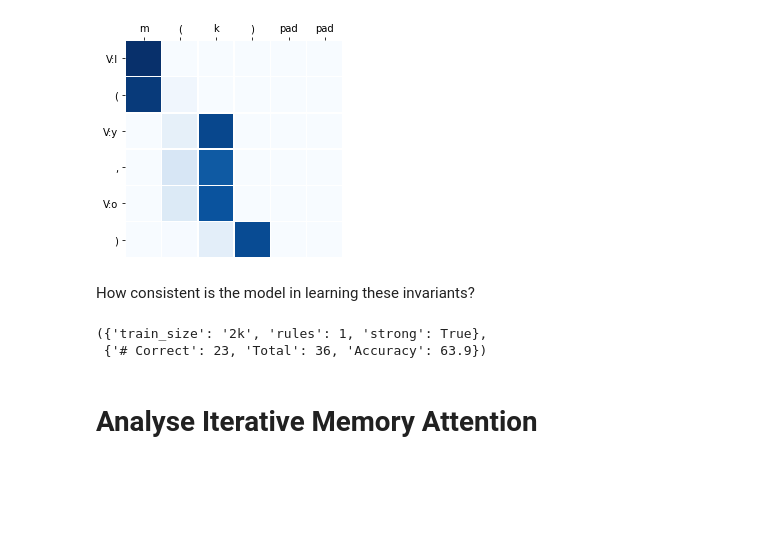
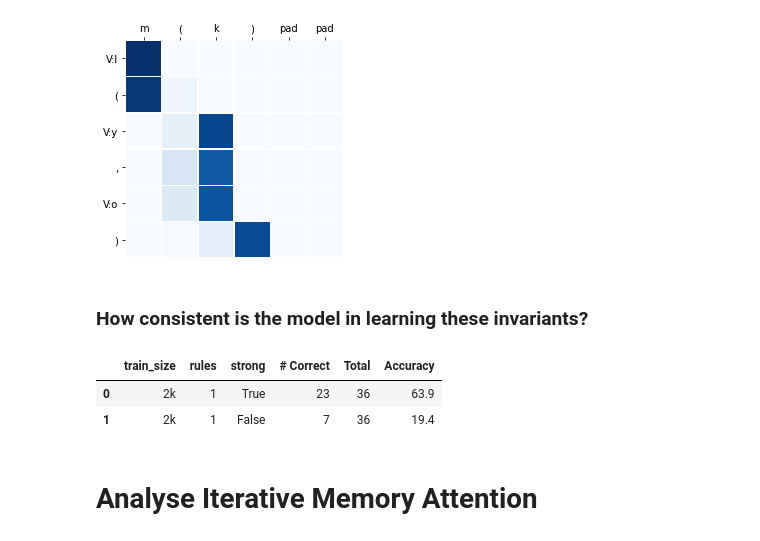
Before and after one commit to nuric/softuni, a Jupyter notebook: analyse_umn.ipynb, the cells around one changed output. Saved outputs shown, nothing was run; the diff lists cells and outputs as text; code cells hidden in the pictures; blank space fills up the shorter version.

Commit message:
Add correctness analysis to the notebook as requested in the reviews.

```diff
--- a/analyse_umn.ipynb
+++ b/analyse_umn.ipynb
@@ -366,41 +366,46 @@ _ = plt.yticks(rotation='horizontal')
 # %% [output]
 [figure]
 # %% [markdown]
-How consistent is the model in learning these invariants?
+### How consistent is the model in learning these invariants?
 # %%
-params = {'train_size': '2k',
-          'rules': 1,  # It is difficult analyse when there are more than 1 rule because of the attention over the rules, the model could be using a mixture of rules
-          'strong': True}
-exp_data = filter_by_dict(df_umn_logic, params)
-exp_names = exp_data.name.unique() # File names of the experiments that match parameters above
-exp_outs = list()
-# Load experiment pickle file for inspection
-for exp_name in exp_names:
-    with open(f'results/umn_result/{exp_name}_out.pickle', 'rb') as f:
-        exp_outs.append(pickle.load(f))
-# For each experiment, we will check if the predicate and constants are recognised as variables
-arity1_pattern = np.array([True, False]*2) # V:p ( V:a )
-arity2_pattern = np.array([True, False]*3) # V:p ( V:a , V:b )
-num_correct = 0
-for exp_out in exp_outs:
-    enc_query = exp_out['vrules'][1][0] # (Q,)
-    vmap = exp_out['model_log']['vmap'][0][0].array
-    # For a correct invariant, we want the predicate and constant symbols to have a higher
-    # variableness value than the other symbols like comma
-    qvmap = vmap[enc_query] # (Q,) represents variabless of p ( a )
-    # If the minimum of predicate and constant symbols is greater than the other symbols
-    # then we can easily threshold at a correct value giving the desired value
-    pattern = arity1_pattern if enc_query.size == arity1_pattern.size else arity2_pattern
-    num_correct += np.all((qvmap > qvmap.mean()) == pattern)
-toprint = {
-    '# Correct': num_correct,
-    'Total': len(exp_outs),
-    'Accuracy': round(num_correct / len(exp_outs) * 100, 1)
-}
-params, toprint
+def correct_umn_logic_invs(strong=True):
+    """Compute how many invariants have *exactly* captured the desired pattern."""
+    params = {'train_size': '2k',
+              'rules': 1,  # It is difficult analyse when there are more than 1 rule because of the attention over the rules, the model could be using a mixture of rules
+              'strong': strong}
+    exp_data = filter_by_dict(df_umn_logic, params)
+    exp_names = exp_data.name.unique() # File names of the experiments that match parameters above
+    exp_outs = list()
+    # Load experiment pickle file for inspection
+    for exp_name in exp_names:
+        with open(f'results/umn_result/{exp_name}_out.pickle', 'rb') as f:
+            exp_outs.append(pickle.load(f))
+    # For each experiment, we will check if the predicate and constants are recognised as variables
+    arity1_pattern = np.array([True, False]*2) # V:p ( V:a )
+    arity2_pattern = np.array([True, False]*3) # V:p ( V:a , V:b )
+    num_correct = 0
+    for exp_out in exp_outs:
+        enc_query = exp_out['vrules'][1][0] # (Q,)
+        vmap = exp_out['model_log']['vmap'][0][0].array
+        # For a correct invariant, we want the predicate and constant symbols to have a higher
+        # variableness value than the other symbols like comma
+        qvmap = vmap[enc_query] # (Q,) represents variabless of p ( a )
+        # If the minimum of predicate and constant symbols is greater than the other symbols
+        # then we can easily threshold at a correct value giving the desired value
+        pattern = arity1_pattern if enc_query.size == arity1_pattern.size else arity2_pattern
+        num_correct += np.all((qvmap > qvmap.mean()) == pattern)
+    params.update({
+        '# Correct': num_correct,
+        'Total': len(exp_outs),
+        'Accuracy': round(num_correct / len(exp_outs) * 100, 1)
+    })
+    return params
+umn_logic_correct = pd.DataFrame([correct_umn_logic_invs(s) for s in [True, False]])
+umn_logic_correct
 # %% [output]
-({'train_size': '2k', 'rules': 1, 'strong': True},
- {'# Correct': 23, 'Total': 36, 'Accuracy': 63.9})
+|  | train_size | rules | strong | # Correct | Total | Accuracy |
+| 0 | 2k | 1 | True | 23 | 36 | 63.9 |
+| 1 | 2k | 1 | False | 7 | 36 | 19.4 |
 # %% [markdown]
 # Analyse Iterative Memory Attention
 # %%
```
Also changed, not shown: parts of 5 cells of this notebook.
